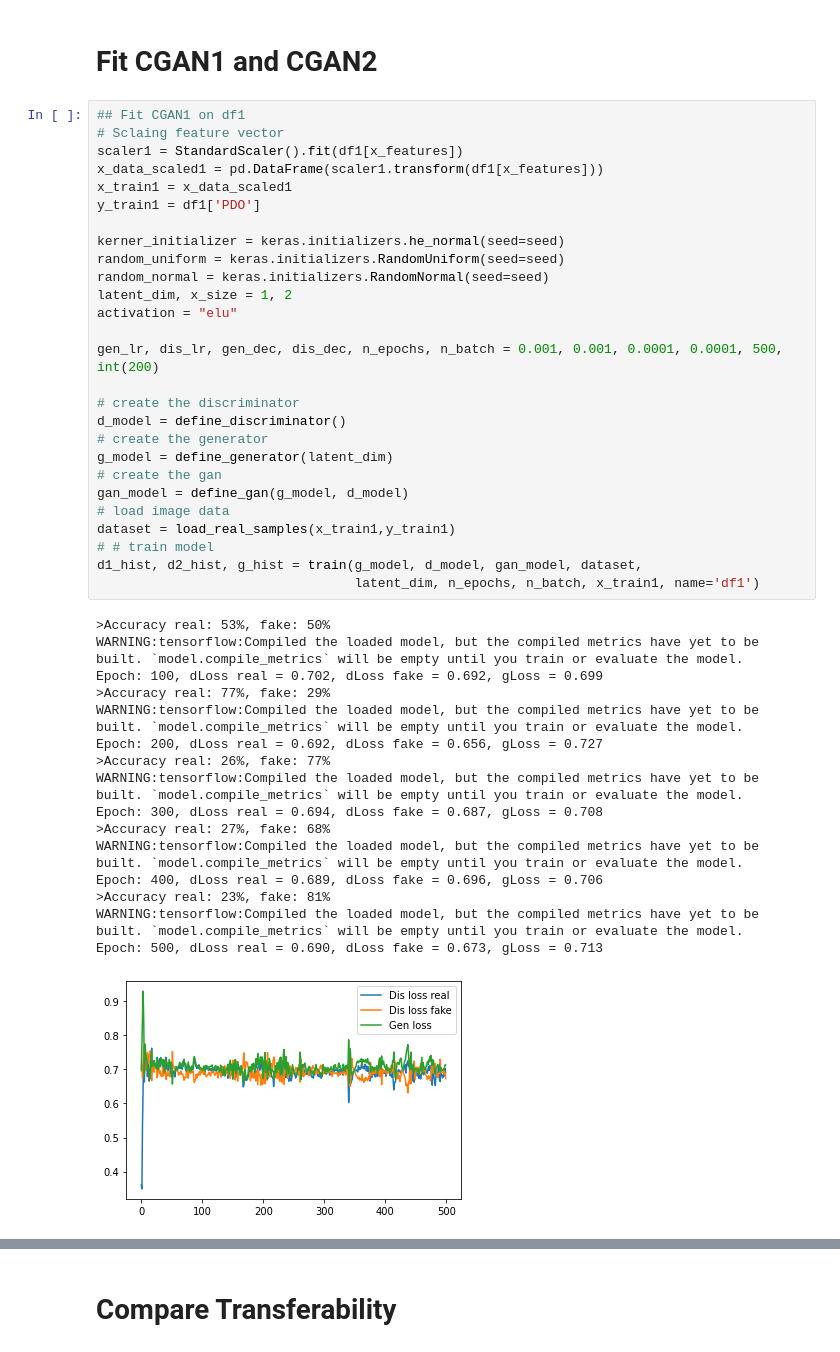
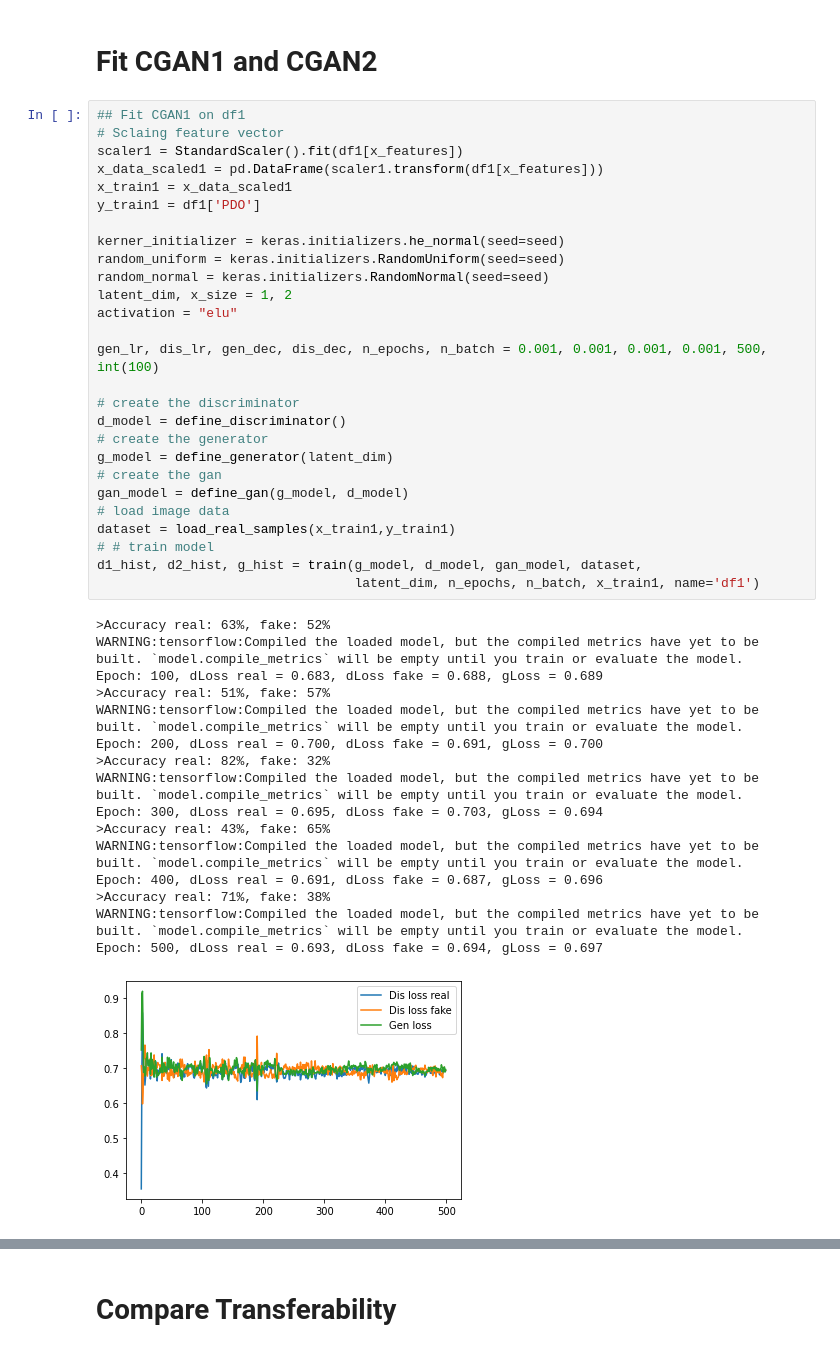
Before and after one commit to mz-zarei/CGAN-EB, a Jupyter notebook: CGAN_transferability.ipynb, the cells around one changed output, grey strips where cells are left out. Drawn from its saved outputs; the diff is of its cells as text.

```diff
--- a/CGAN_transferability.ipynb
+++ b/CGAN_transferability.ipynb
@@ -332,45 +332,45 @@ log_Fmaj       0.7613      0.058     13.218      0.000       0.648       0.874
 # Sclaing feature vector
 scaler1 = StandardScaler().fit(df1[x_features])
 x_data_scaled1 = pd.DataFrame(scaler1.transform(df1[x_features]))
 x_train1 = x_data_scaled1
 y_train1 = df1['PDO']
 
 kerner_initializer = keras.initializers.he_normal(seed=seed)
 random_uniform = keras.initializers.RandomUniform(seed=seed)
 random_normal = keras.initializers.RandomNormal(seed=seed)
 latent_dim, x_size = 1, 2
 activation = "elu"
 
-gen_lr, dis_lr, gen_dec, dis_dec, n_epochs, n_batch = 0.001, 0.001, 0.0001, 0.0001, 500, int(200)
+gen_lr, dis_lr, gen_dec, dis_dec, n_epochs, n_batch = 0.001, 0.001, 0.001, 0.001, 500, int(100)
 
 # create the discriminator
 d_model = define_discriminator()
 # create the generator
 g_model = define_generator(latent_dim)
 # create the gan
 gan_model = define_gan(g_model, d_model)
 # load image data
 dataset = load_real_samples(x_train1,y_train1)
 # # train model
 d1_hist, d2_hist, g_hist = train(g_model, d_model, gan_model, dataset,
                                  latent_dim, n_epochs, n_batch, x_train1, name='df1')
 # %% [output]
->Accuracy real: 53%, fake: 50%
+>Accuracy real: 63%, fake: 52%
 WARNING:tensorflow:Compiled the loaded model, but the compiled metrics have yet to be built. `model.compile_metrics` will be empty until you train or evaluate the model.
-Epoch: 100, dLoss real = 0.702, dLoss fake = 0.692, gLoss = 0.699
->Accuracy real: 77%, fake: 29%
+Epoch: 100, dLoss real = 0.683, dLoss fake = 0.688, gLoss = 0.689
+>Accuracy real: 51%, fake: 57%
 WARNING:tensorflow:Compiled the loaded model, but the compiled metrics have yet to be built. `model.compile_metrics` will be empty until you train or evaluate the model.
-Epoch: 200, dLoss real = 0.692, dLoss fake = 0.656, gLoss = 0.727
->Accuracy real: 26%, fake: 77%
+Epoch: 200, dLoss real = 0.700, dLoss fake = 0.691, gLoss = 0.700
+>Accuracy real: 82%, fake: 32%
 WARNING:tensorflow:Compiled the loaded model, but the compiled metrics have yet to be built. `model.compile_metrics` will be empty until you train or evaluate the model.
-Epoch: 300, dLoss real = 0.694, dLoss fake = 0.687, gLoss = 0.708
->Accuracy real: 27%, fake: 68%
+Epoch: 300, dLoss real = 0.695, dLoss fake = 0.703, gLoss = 0.694
+>Accuracy real: 43%, fake: 65%
 WARNING:tensorflow:Compiled the loaded model, but the compiled metrics have yet to be built. `model.compile_metrics` will be empty until you train or evaluate the model.
-Epoch: 400, dLoss real = 0.689, dLoss fake = 0.696, gLoss = 0.706
->Accuracy real: 23%, fake: 81%
+Epoch: 400, dLoss real = 0.691, dLoss fake = 0.687, gLoss = 0.696
+>Accuracy real: 71%, fake: 38%
 WARNING:tensorflow:Compiled the loaded model, but the compiled metrics have yet to be built. `model.compile_metrics` will be empty until you train or evaluate the model.
-Epoch: 500, dLoss real = 0.690, dLoss fake = 0.673, gLoss = 0.713
+Epoch: 500, dLoss real = 0.693, dLoss fake = 0.694, gLoss = 0.697
-[figure, old version]
+[figure, new version]
 # %%
 ## Fit CGAN1 on df2
 # Sclaing feature vector
```
Also changed, not shown: parts of 6 cells of this notebook.
